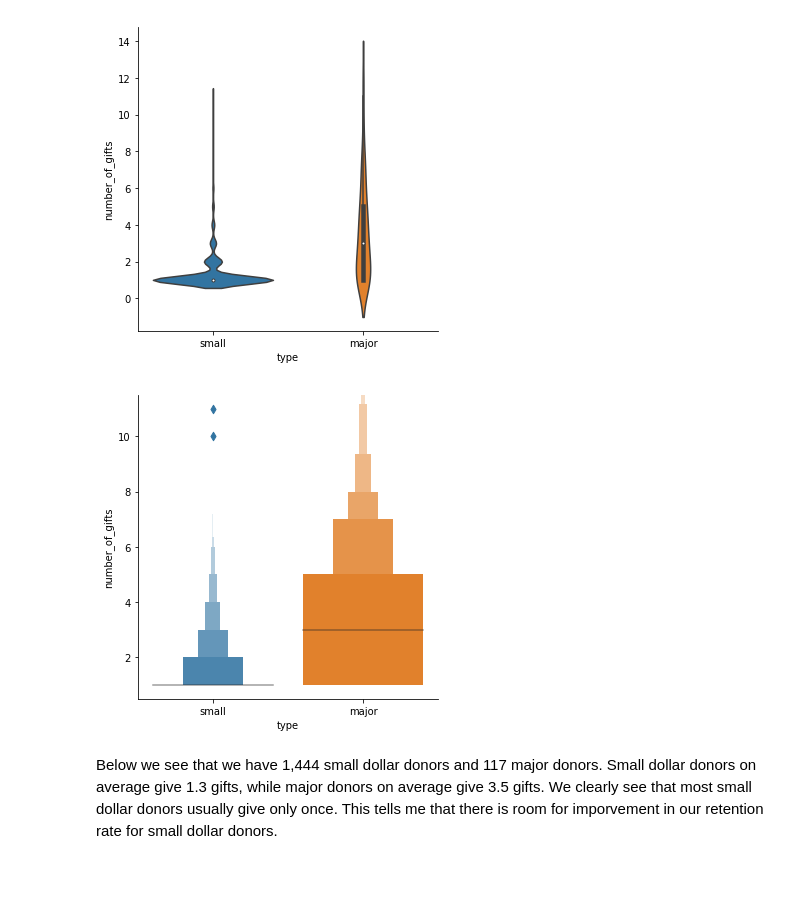
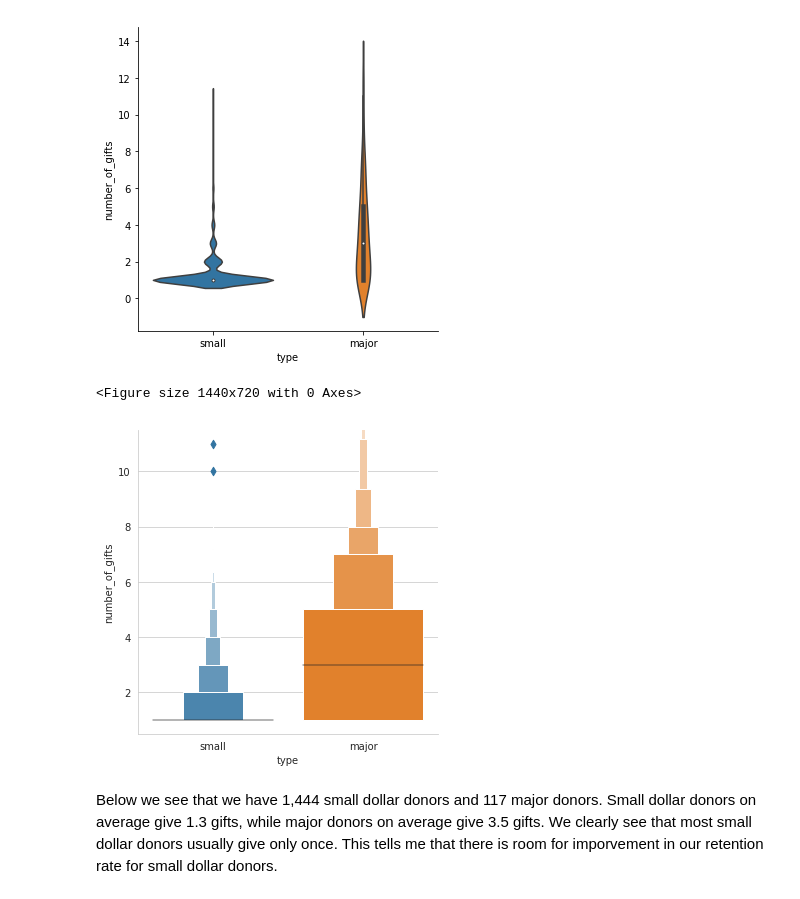
Before and after one commit to thebbennett/data-science-for-nonprofits, a Jupyter notebook: Historical Donor Exploratory Data Analysis.ipynb, the cells around one changed output. Saved outputs shown, nothing was run; the diff lists cells and outputs as text; code cells hidden in the pictures.

```diff
--- a/Historical Donor Exploratory Data Analysis.ipynb
+++ b/Historical Donor Exploratory Data Analysis.ipynb
@@ -192,9 +228,11 @@ sns.catplot(x="type", y="number_of_gifts", kind="violin", data=all_gifts);
 # %% [output]
 [figure]
 # %%
+plt.figure(figsize=(20,10))
 sns.catplot(x="type", y="number_of_gifts", kind="boxen", data=all_gifts);
 # %% [output]
+<Figure size 1440x720 with 0 Axes>
-[figure, old version]
+[figure, new version]
 # %% [markdown]
 Below we see that we have 1,444 small dollar donors and 117 major donors. Small dollar donors on average give 1.3 gifts, while major donors on average give 3.5 gifts. We clearly see that most small dollar donors usually give only once. This tells me that there is room for imporvement in our retention rate for small dollar donors.
 # %%
```
Also changed, not shown: parts of 10 cells of this notebook.
